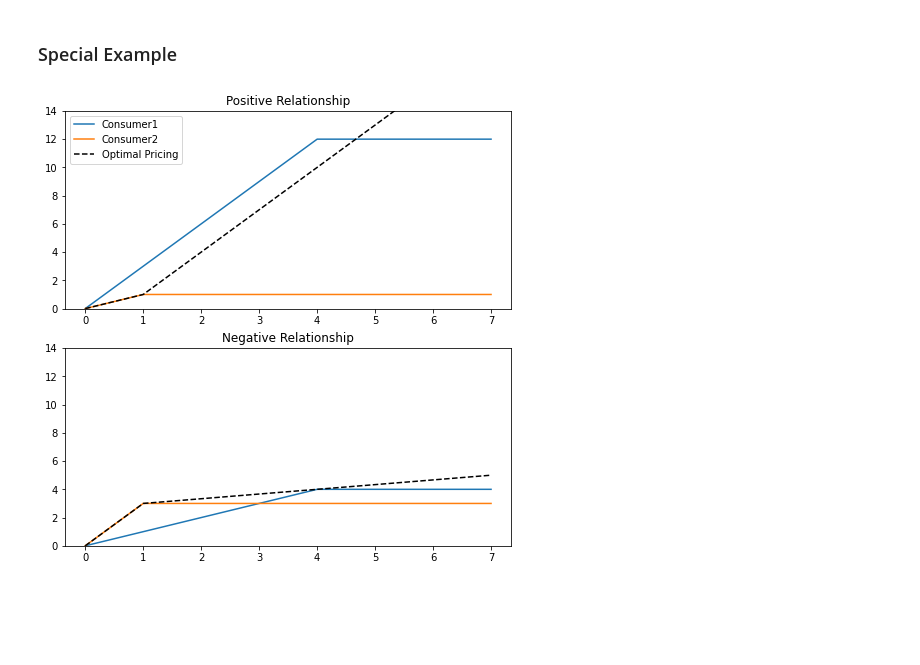
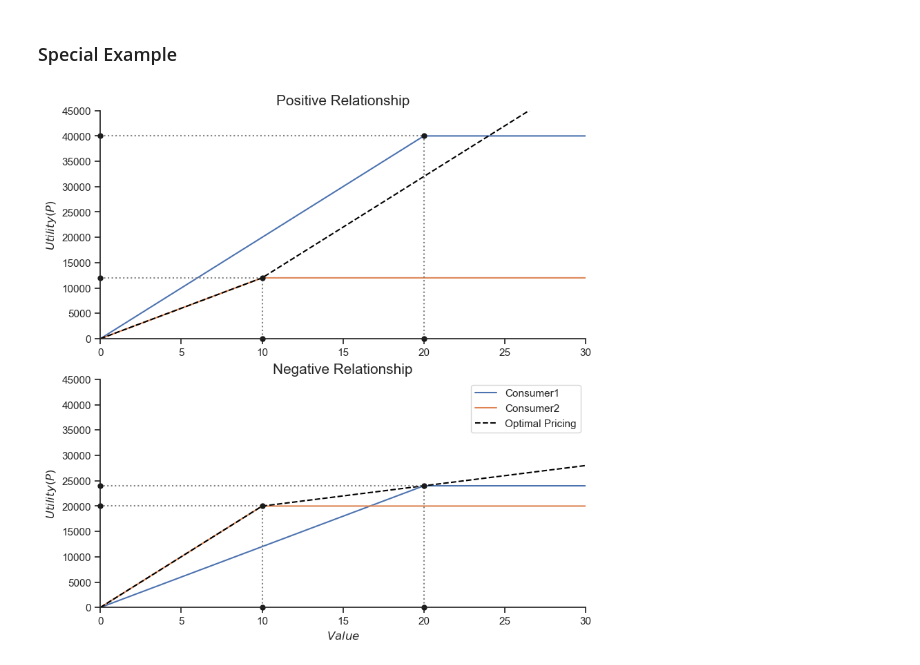
Before and after one commit to wanxii/nonlinear-pricing, a Jupyter notebook: op_pricing_fig.ipynb, the cells around one changed output. Cells and saved outputs as stored; diff of their text form; code cells hidden in the pictures; blank space fills up the shorter version.

Commit message:
Updated the comparison figure

```diff
--- a/op_pricing_fig.ipynb
+++ b/op_pricing_fig.ipynb
@@ -109,38 +110,59 @@ plt.savefig("op_pricing_case2b.svg", dpi=400)
 # %% [markdown]
 ### Special Example
 # %%
-vl, vh, ql, qh = 1, 3, 1, 4
+vl, vh, ql, qh = 1200, 2000, 10, 20
 v1, v2, q1, q2 = vh, vl, qh, ql
 v1_1, v2_1, q1_1, q2_1 = vl, vh, qh, ql
 
-q, u1, u2 = generate_utility(v1, v2, q1, q2, 3)
-q_1, u1_1, u2_1 = generate_utility(v1_1, v2_1, q1_1, q2_1, 3)
+q, u1, u2 = generate_utility(v1, v2, q1, q2, 10)
+q_1, u1_1, u2_1 = generate_utility(v1_1, v2_1, q1_1, q2_1, 10)
 
-beta1 = (v2_1 * q2_1 - v1_1 * q1_1) / (q2_1 - q1_1)
-beta0 = q1_1 * q2_1 * (v1_1 - v2_1) / (q2_1 - q1_1)
-
-figure, axis = plt.subplots(2, 1, figsize=(8, 8))
+figure, axis = plt.subplots(2, 1, figsize=(8, 8), constrained_layout=True)
 ax1, ax2 = axis
 
 ax1.plot(q, u1, label = "Consumer1")
 ax1.plot(q, u2, label = "Consumer2")
 ax1.plot(q, np.concatenate((u2[:q2], q2 * (v2 - v1) + v1 * q[q2:])),
          linestyle="--",
          label = "Optimal Pricing",
          color = "black")
-ax1.set_ylim([0, 14])
-ax1.legend()
-ax1.set_title("Positive Relationship")
+for x, ym in {q1: u1[q1], q2: u2[q2]}.items():
+    ax1.vlines(x = x, ymin = 0, ymax = ym,
+               linestyle = ":",
+               colors = "gray")
+    ax1.hlines(y = ym, xmin = 0, xmax = x,
+               linestyle = ":",
+               colors = "gray")
+    ax1.plot([x, 0, x], [ym, ym, 0], "ko", ms=5, clip_on=False)
+ax1.set_title("Positive Relationship", fontsize=15)
+
+beta1 = (v2_1 * q2_1 - v1_1 * q1_1) / (q2_1 - q1_1)
+beta0 = q1_1 * q2_1 * (v1_1 - v2_1) / (q2_1 - q1_1)
 
 ax2.plot(q_1, u1_1, label = "Consumer1")
 ax2.plot(q_1, u2_1, label = "Consumer2")
 plt.plot(q, np.concatenate((u1[:ql], beta0 + beta1 * q[ql:])),
          linestyle="--",
          label = "Optimal Pricing",
          color = "black")
-ax2.set_ylim([0, 14])
-ax2.set_title("Negative Relationship")
+for x, ym in {q1_1: u1_1[q1_1], q2_1: u2_1[q2_1]}.items():
+    ax2.vlines(x = x, ymin = 0, ymax = ym,
+               linestyle = ":",
+               colors = "gray")
+    ax2.hlines(y = ym, xmin = -1, xmax = x,
+               linestyle = ":",
+               colors = "gray")
+    ax2.plot([x, 0, x], [ym, ym, 0], "ko", ms=5, clip_on=False)
+ax2.set_title("Negative Relationship", fontsize=15)
+ax2.set_xlabel("$Value$")
+ax2.legend()
+
+for ax in axis:
+    ax.set_xlim([0, max(q)])
+    ax.set_ylim([0, 45000])
+    ax.set_ylabel("$Utility(P)$")
+    sns.despine(ax=ax, offset=0)
 
 plt.savefig("comparison.svg", dpi=400)
 # %% [output]
-[figure, old version]
+[figure, new version]
```
Also changed, not shown: parts of 5 cells of this notebook.
